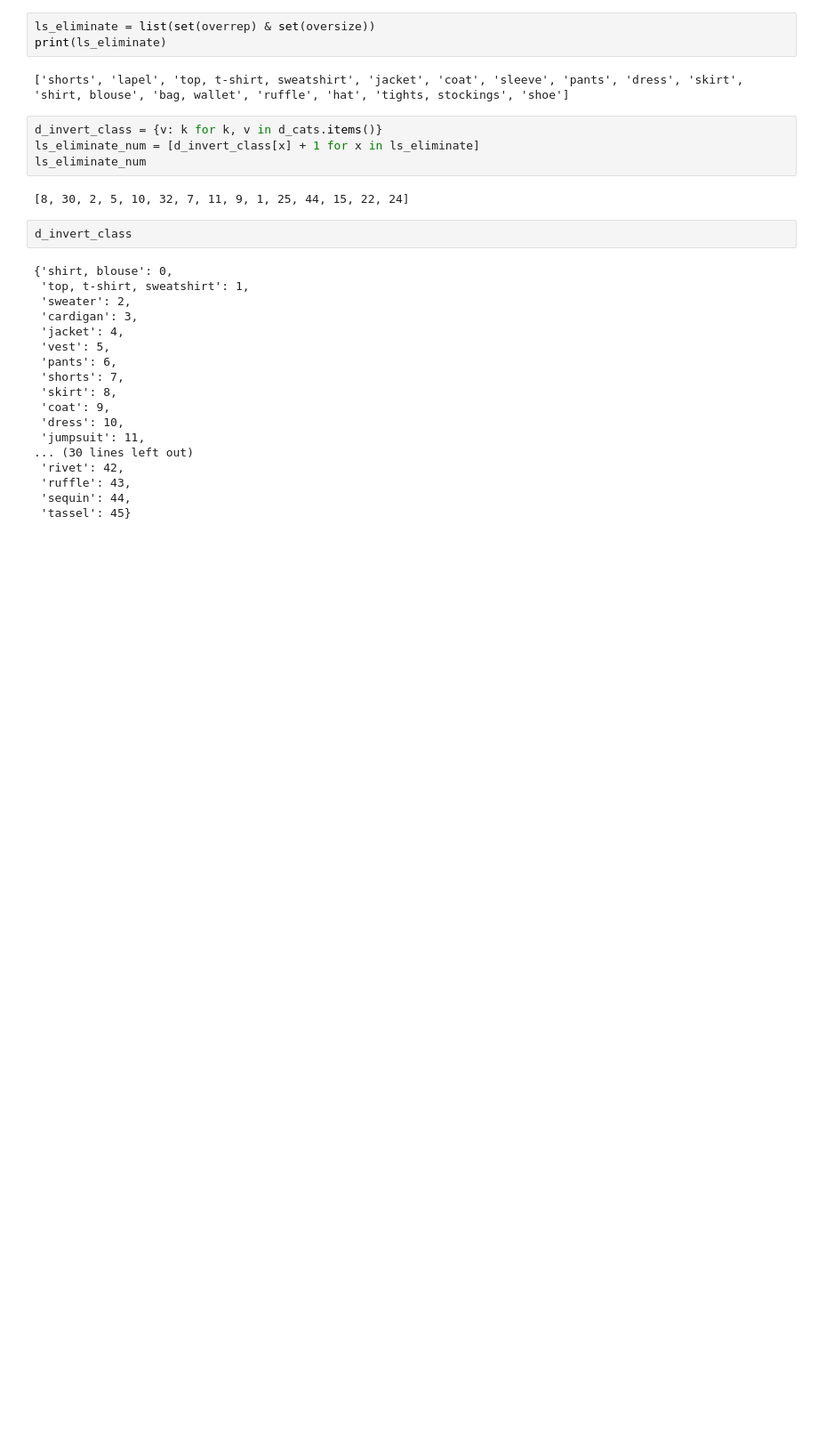
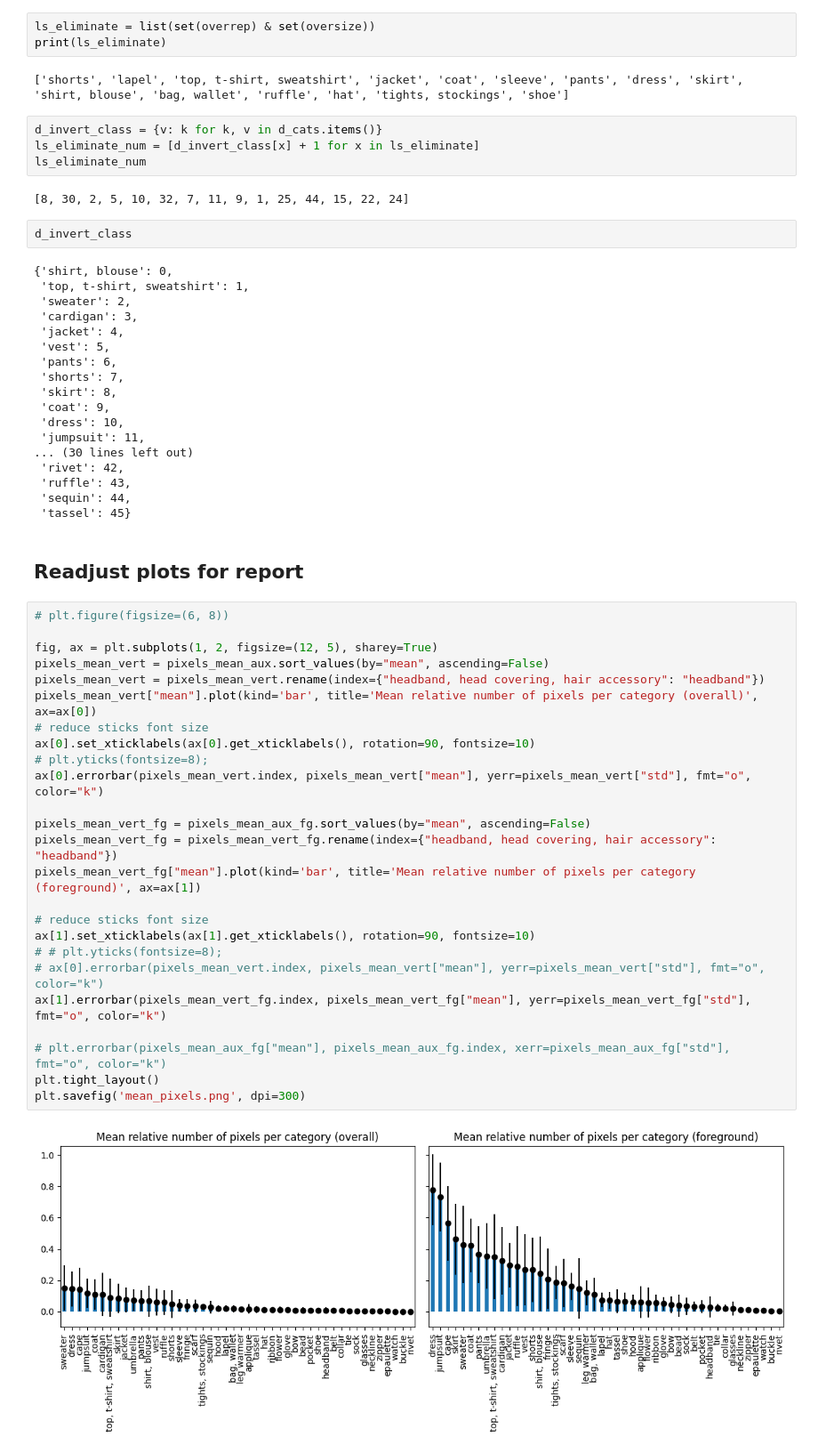
Before and after one commit to BecTome/OR_FashionParsing, a Jupyter notebook: notebooks/DataAnalysis.ipynb, the cells around one changed output. Shown at 89% size. Drawn from its saved outputs; the diff is of its cells as text; blank space fills up the shorter version.

Commit message:
readjust plots

```diff
--- a/notebooks/DataAnalysis.ipynb
+++ b/notebooks/DataAnalysis.ipynb
@@ -525,3 +505,32 @@ d_invert_class
  'ruffle': 43,
  'sequin': 44,
  'tassel': 45}
+# %% [markdown]
+## Readjust plots for report
+# %%
+# plt.figure(figsize=(6, 8))
+
+fig, ax = plt.subplots(1, 2, figsize=(12, 5), sharey=True)
+pixels_mean_vert = pixels_mean_aux.sort_values(by="mean", ascending=False)
+pixels_mean_vert = pixels_mean_vert.rename(index={"headband, head covering, hair accessory": "headband"})
+pixels_mean_vert["mean"].plot(kind='bar', title='Mean relative number of pixels per category (overall)', ax=ax[0])
+# reduce sticks font size
+ax[0].set_xticklabels(ax[0].get_xticklabels(), rotation=90, fontsize=10)
+# plt.yticks(fontsize=8);
+ax[0].errorbar(pixels_mean_vert.index, pixels_mean_vert["mean"], yerr=pixels_mean_vert["std"], fmt="o", color="k")
+
+pixels_mean_vert_fg = pixels_mean_aux_fg.sort_values(by="mean", ascending=False)
+pixels_mean_vert_fg = pixels_mean_vert_fg.rename(index={"headband, head covering, hair accessory": "headband"})
+pixels_mean_vert_fg["mean"].plot(kind='bar', title='Mean relative number of pixels per category (foreground)', ax=ax[1])
+
+# reduce sticks font size
+ax[1].set_xticklabels(ax[1].get_xticklabels(), rotation=90, fontsize=10)
+# # plt.yticks(fontsize=8);
+# ax[0].errorbar(pixels_mean_vert.index, pixels_mean_vert["mean"], yerr=pixels_mean_vert["std"], fmt="o", color="k")
+ax[1].errorbar(pixels_mean_vert_fg.index, pixels_mean_vert_fg["mean"], yerr=pixels_mean_vert_fg["std"], fmt="o", color="k")
+
+# plt.errorbar(pixels_mean_aux_fg["mean"], pixels_mean_aux_fg.index, xerr=pixels_mean_aux_fg["std"], fmt="o", color="k")
+plt.tight_layout()
+plt.savefig('mean_pixels.png', dpi=300)
+# %% [output]
+[figure, added]
```
Also changed, not shown: parts of 5 cells of this notebook.
